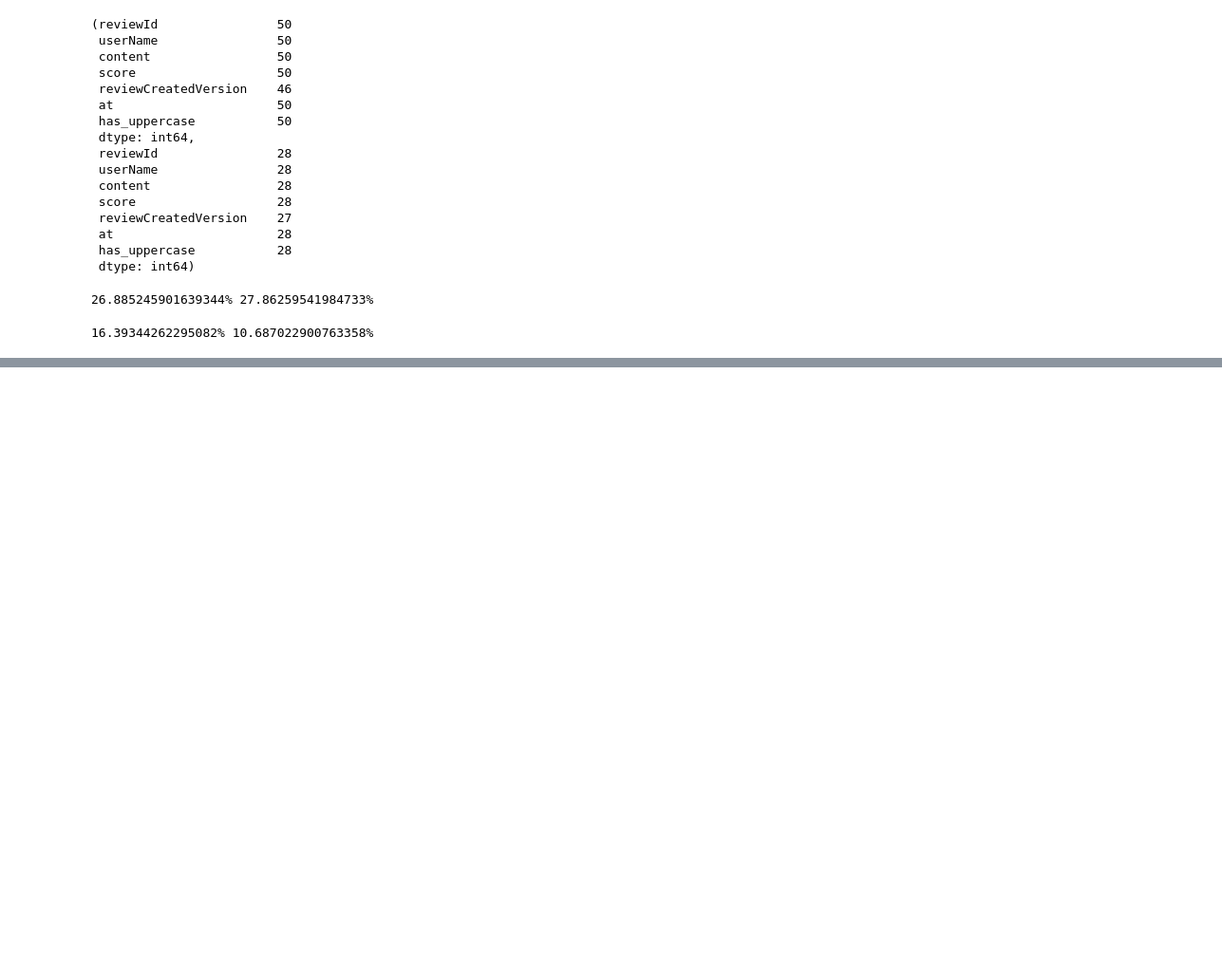
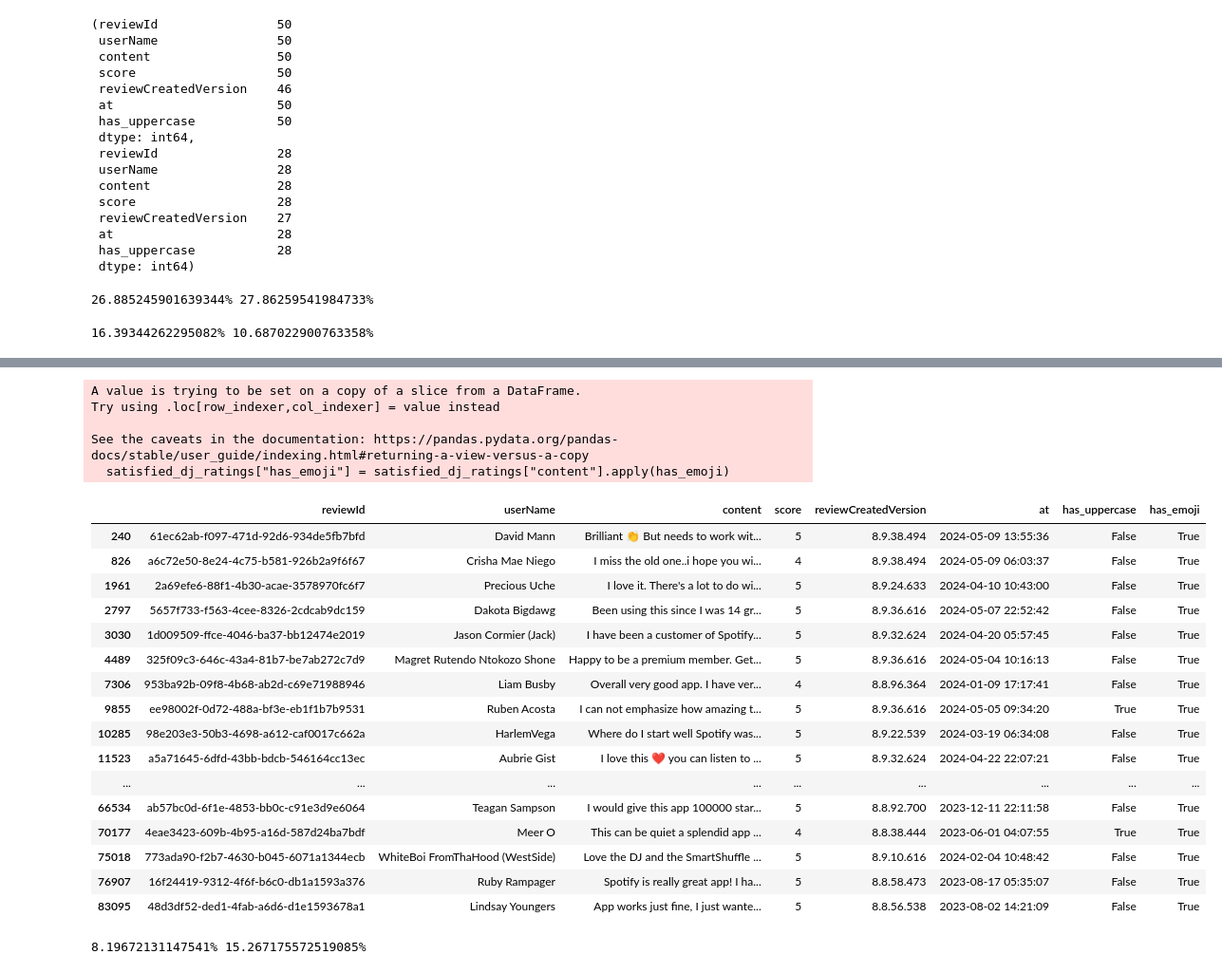
Before and after one commit to zevdavis/data_sci_project_1, a Jupyter notebook: dsp1_analysis.ipynb, the cells around one changed output, grey strips where cells are left out. Shown at 95% size. Saved outputs shown, nothing was run; the diff lists cells and outputs as text; code cells hidden in the pictures; blank space fills up the shorter version.

```diff
--- a/dsp1_analysis.ipynb
+++ b/dsp1_analysis.ipynb
@@ -277,0 +319,32 @@ print(f"{dissatisfied_uppercase_percent}%", f"{satisfied_uppercase_percent}%")
+# %%
+satisfied_dj_ratings["has_emoji"] = satisfied_dj_ratings["content"].apply(has_emoji)
+satisfied_dj_ratings[satisfied_dj_ratings["has_emoji"]]
+# %% [output]
+A value is trying to be set on a copy of a slice from a DataFrame.
+Try using .loc[row_indexer,col_indexer] = value instead
+
+See the caveats in the documentation: https://pandas.pydata.org/pandas-docs/stable/user_guide/indexing.html#returning-a-view-versus-a-copy
+  satisfied_dj_ratings["has_emoji"] = satisfied_dj_ratings["content"].apply(has_emoji)
+|  | reviewId | userName | content | score | reviewCreatedVersion | at | has_uppercase | has_emoji |
+| 240 | 61ec62ab-f097-471d-92d6-934de5fb7bfd | David Mann | Brilliant 👏 But needs to work wit... | 5 | 8.9.38.494 | 2024-05-09 13:55:36 | False | True |
+| 826 | a6c72e50-8e24-4c75-b581-926b2a9f6f67 | Crisha Mae Niego | I miss the old one..i hope you wi... | 4 | 8.9.38.494 | 2024-05-09 06:03:37 | False | True |
+| 1961 | 2a69efe6-88f1-4b30-acae-3578970fc6f7 | Precious Uche | I love it. There's a lot to do wi... | 5 | 8.9.24.633 | 2024-04-10 10:43:00 | False | True |
+| 2797 | 5657f733-f563-4cee-8326-2cdcab9dc159 | Dakota Bigdawg | Been using this since I was 14 gr... | 5 | 8.9.36.616 | 2024-05-07 22:52:42 | False | True |
+| 3030 | 1d009509-ffce-4046-ba37-bb12474e2019 | Jason Cormier (Jack) | I have been a customer of Spotify... | 5 | 8.9.32.624 | 2024-04-20 05:57:45 | False | True |
+| 4489 | 325f09c3-646c-43a4-81b7-be7ab272c7d9 | Magret Rutendo Ntokozo Shone | Happy to be a premium member. Get... | 5 | 8.9.36.616 | 2024-05-04 10:16:13 | False | True |
+| 7306 | 953ba92b-09f8-4b68-ab2d-c69e71988946 | Liam Busby | Overall very good app. I have ver... | 4 | 8.8.96.364 | 2024-01-09 17:17:41 | False | True |
+| 9855 | ee98002f-0d72-488a-bf3e-eb1f1b7b9531 | Ruben Acosta | I can not emphasize how amazing t... | 5 | 8.9.36.616 | 2024-05-05 09:34:20 | True | True |
+| 10285 | 98e203e3-50b3-4698-a612-caf0017c662a | HarlemVega | Where do I start well Spotify was... | 5 | 8.9.22.539 | 2024-03-19 06:34:08 | False | True |
+| 11523 | a5a71645-6dfd-43bb-bdcb-546164cc13ec | Aubrie Gist | I love this ❤️ you can listen to ... | 5 | 8.9.32.624 | 2024-04-22 22:07:21 | False | True |
+| ... | ... | ... | ... | ... | ... | ... | ... | ... |
+| 66534 | ab57bc0d-6f1e-4853-bb0c-c91e3d9e6064 | Teagan Sampson | I would give this app 100000 star... | 5 | 8.8.92.700 | 2023-12-11 22:11:58 | False | True |
+| 70177 | 4eae3423-609b-4b95-a16d-587d24ba7bdf | Meer O | This can be quiet a splendid app ... | 4 | 8.8.38.444 | 2023-06-01 04:07:55 | True | True |
+| 75018 | 773ada90-f2b7-4630-b045-6071a1344ecb | WhiteBoi FromThaHood (WestSide) | Love the DJ and the SmartShuffle ... | 5 | 8.9.10.616 | 2024-02-04 10:48:42 | False | True |
+| 76907 | 16f24419-9312-4f6f-b6c0-db1a1593a376 | Ruby Rampager | Spotify is really great app! I ha... | 5 | 8.8.58.473 | 2023-08-17 05:35:07 | False | True |
+| 83095 | 48d3df52-ded1-4fab-a6d6-d1e1593678a1 | Lindsay Youngers | App works just fine, I just wante... | 5 | 8.8.56.538 | 2023-08-02 14:21:09 | False | True |
+# %%
+dissatisfied_emoji_percent = (25 / 305) * 100
+satisfied_emoji_percent = (40 / 262) * 100
+print(f"{dissatisfied_emoji_percent}%", f"{satisfied_emoji_percent}%")
+# %% [output]
+8.19672131147541% 15.267175572519085%
```
Also changed, not shown: parts of 17 cells of this notebook.
